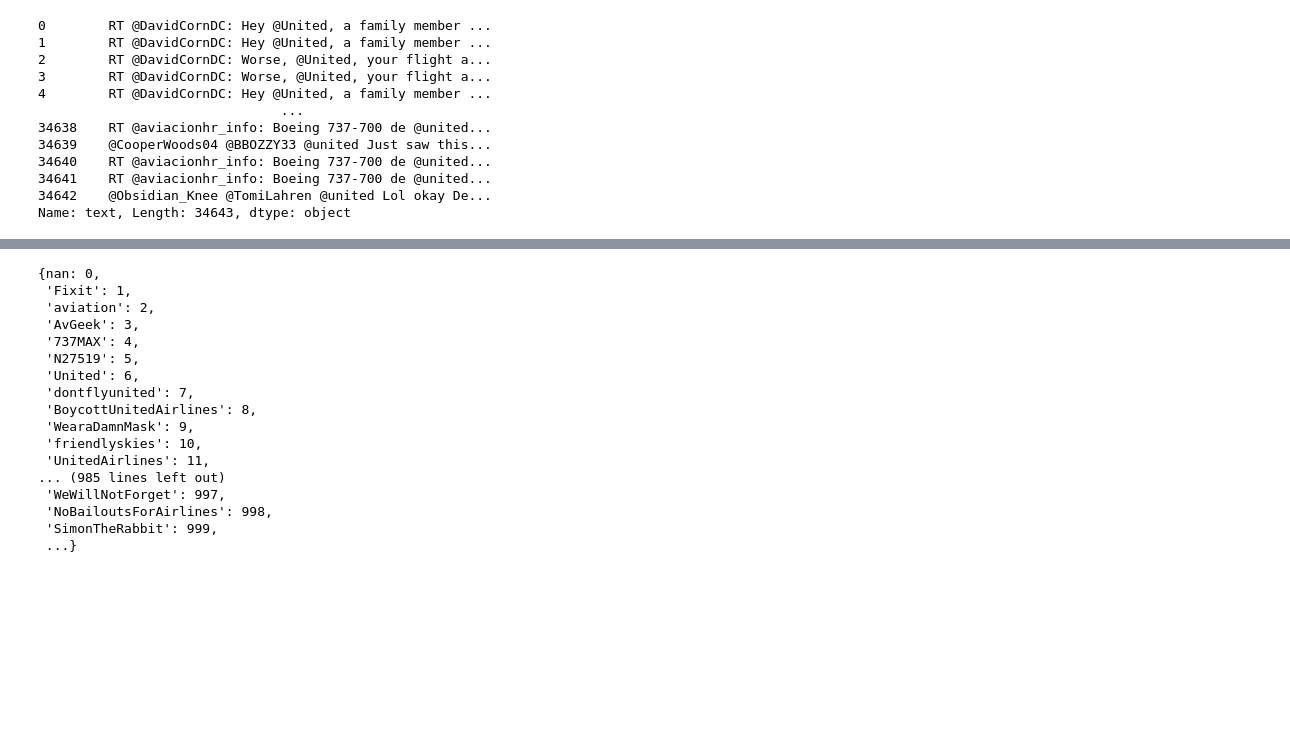
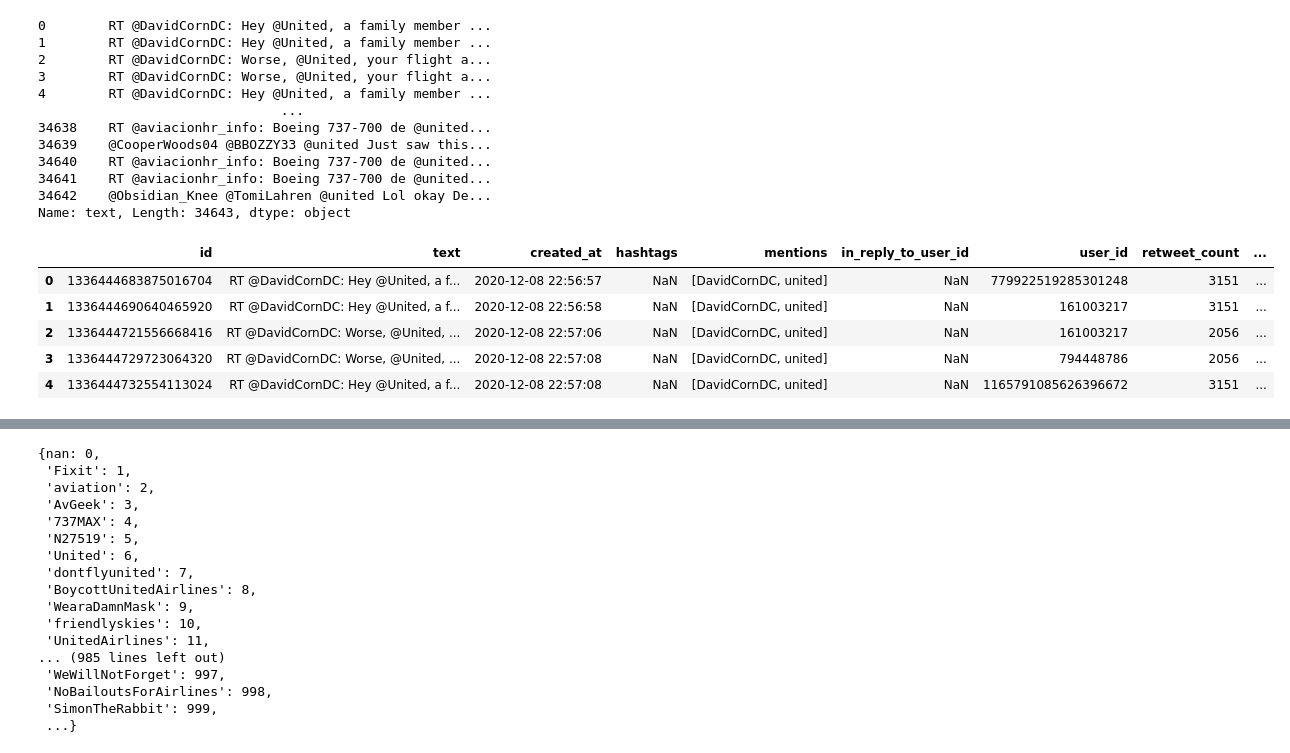
Before and after one commit to anton164/fall-spec, a Jupyter notebook: jupyter_notebooks/parse_json_table.ipynb, the cells around one changed output, grey strips where cells are left out. Saved outputs shown, nothing was run; the diff lists cells and outputs as text; code cells hidden in the pictures; blank space fills up the shorter version.

```diff
--- a/jupyter_notebooks/parse_json_table.ipynb
+++ b/jupyter_notebooks/parse_json_table.ipynb
@@ -60,5 +60,14 @@ def final_text(words):
 34641    RT @aviacionhr_info: Boeing 737-700 de @united...
 34642    @Obsidian_Knee @TomiLahren @united Lol okay De...
 Name: text, Length: 34643, dtype: object
+# %%
+df.head()
+# %% [output]
+|  | id | text | created_at | hashtags | mentions | in_reply_to_user_id | user_id | retweet_count | ... |
+| 0 | 1336444683875016704 | RT @DavidCornDC: Hey @United, a f... | 2020-12-08 22:56:57 | NaN | [DavidCornDC, united] | NaN | 779922519285301248 | 3151 | ... |
+| 1 | 1336444690640465920 | RT @DavidCornDC: Hey @United, a f... | 2020-12-08 22:56:58 | NaN | [DavidCornDC, united] | NaN | 161003217 | 3151 | ... |
+| 2 | 1336444721556668416 | RT @DavidCornDC: Worse, @United, ... | 2020-12-08 22:57:06 | NaN | [DavidCornDC, united] | NaN | 161003217 | 2056 | ... |
+| 3 | 1336444729723064320 | RT @DavidCornDC: Worse, @United, ... | 2020-12-08 22:57:08 | NaN | [DavidCornDC, united] | NaN | 794448786 | 2056 | ... |
+| 4 | 1336444732554113024 | RT @DavidCornDC: Hey @United, a f... | 2020-12-08 22:57:08 | NaN | [DavidCornDC, united] | NaN | 1165791085626396672 | 3151 | ... |
 # %%
 #df = df.explode('hashtags').explode('mentions').explode('text')
```
Also changed, not shown: parts of 18 cells of this notebook, 8 other files.
